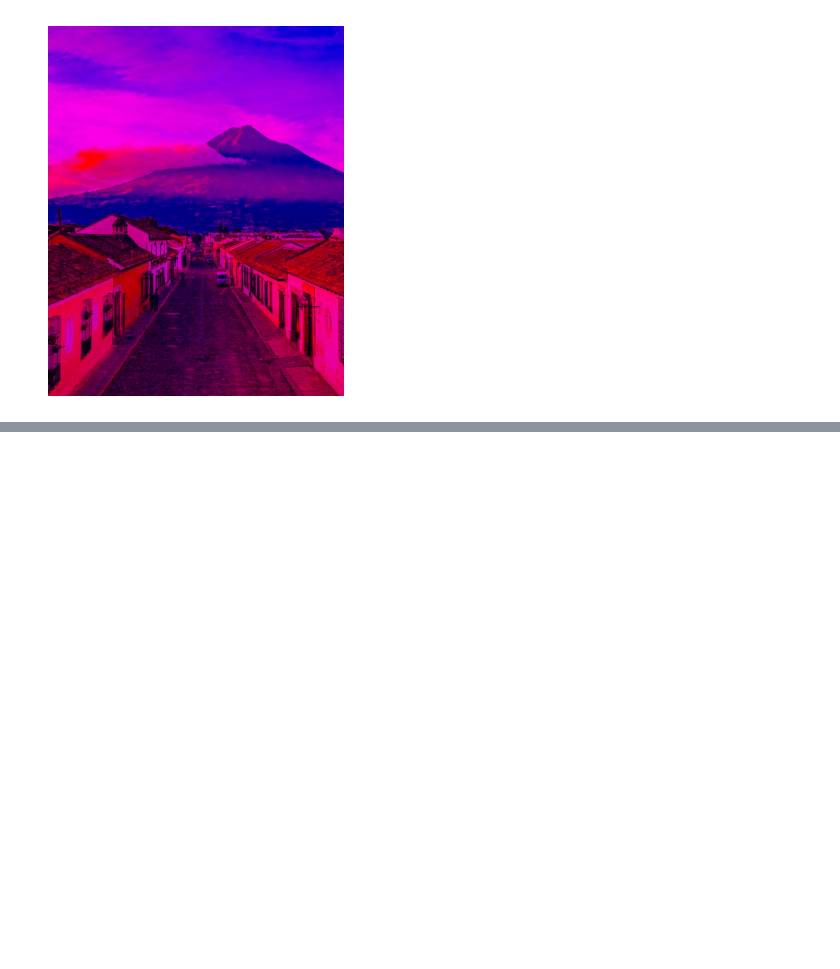
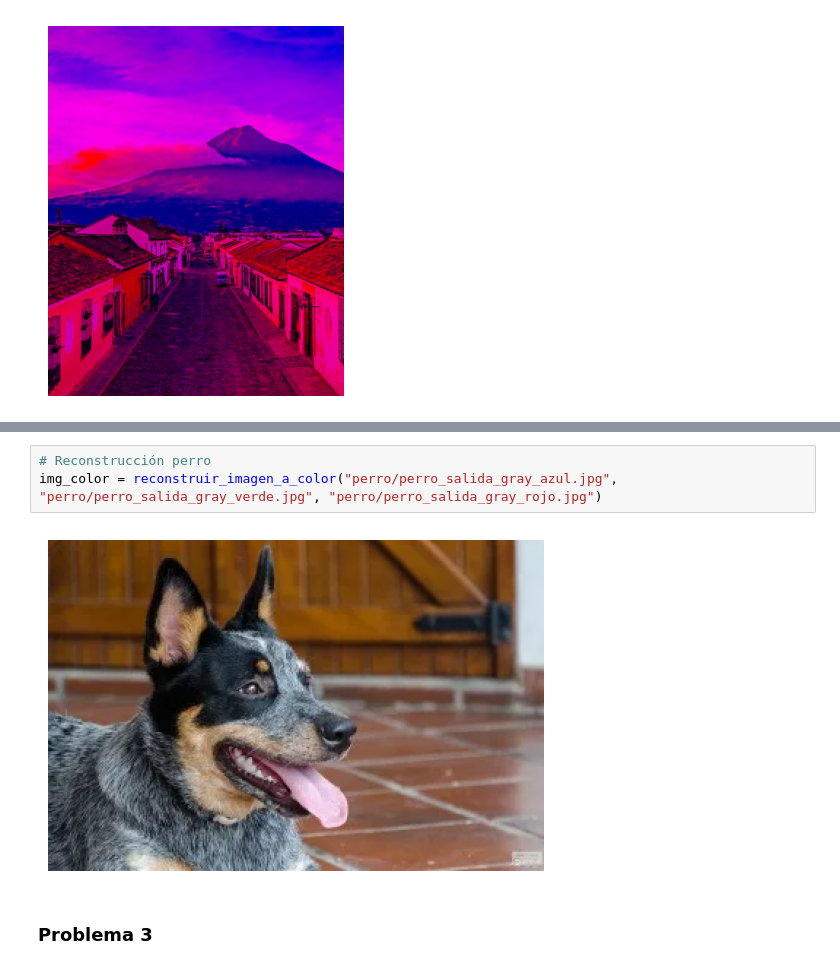
Before and after one commit to luistunag/Laboratorio1_Text_Mining_Imaging_Recognition, a Jupyter notebook: 22003085_LuisTun_Laboratorio1.ipynb, the cells around one changed output, grey strips where cells are left out. Drawn from its saved outputs; the diff is of its cells as text; blank space fills up the shorter version.

```diff
--- a/22003085_LuisTun_Laboratorio1.ipynb
+++ b/22003085_LuisTun_Laboratorio1.ipynb
@@ -47,0 +88,7 @@ img_result = filtrar_canales("volcan_agua.jpeg", 30)
+# %%
+# Reconstrucción perro
+img_color = reconstruir_imagen_a_color("perro/perro_salida_gray_azul.jpg", "perro/perro_salida_gray_verde.jpg", "perro/perro_salida_gray_rojo.jpg")
+# %% [output]
+[figure, added]
+# %% [markdown]
+### Problema 3
```
Also changed, not shown: parts of 4 cells of this notebook.
